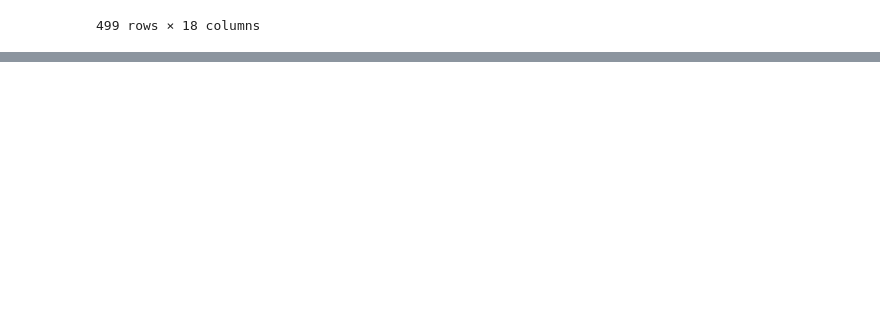
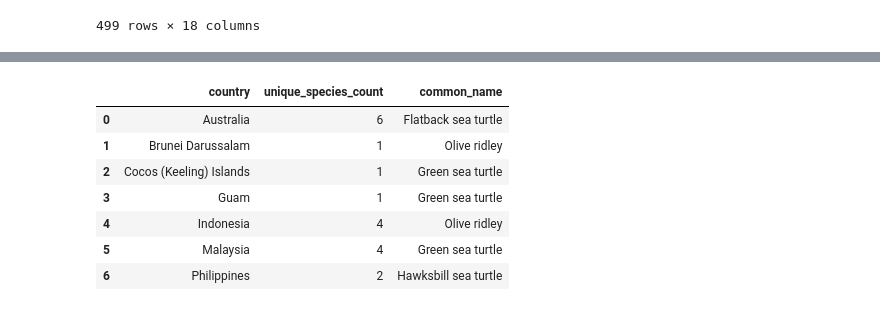
Before and after one commit to katrventura/climate-turtle-gender, a Jupyter notebook: sea-turtle-nesting.ipynb, the cells around one changed output, grey strips where cells are left out. Saved outputs shown, nothing was run; the diff lists cells and outputs as text; code cells hidden in the pictures; blank space fills up the shorter version.

```diff
--- a/sea-turtle-nesting.ipynb
+++ b/sea-turtle-nesting.ipynb
@@ -255,0 +111,14 @@ site_locations
+# %%
+#filter number of species in each country and display the names of the sea turtles
+species_list = site_locations.groupby('country').agg({'species': lambda x: x.unique().tolist(), 'common_name': 'first'}).reset_index()
+species_count.columns = ['country', 'unique_species_count', 'common_name']
+species_count
+# %% [output]
+|  | country | unique_species_count | common_name |
+| 0 | Australia | 6 | Flatback sea turtle |
+| 1 | Brunei Darussalam | 1 | Olive ridley |
+| 2 | Cocos (Keeling) Islands | 1 | Green sea turtle |
+| 3 | Guam | 1 | Green sea turtle |
+| 4 | Indonesia | 4 | Olive ridley |
+| 5 | Malaysia | 4 | Green sea turtle |
+| 6 | Philippines | 2 | Hawksbill sea turtle |
```
Also changed, not shown: parts of 19 cells of this notebook.
